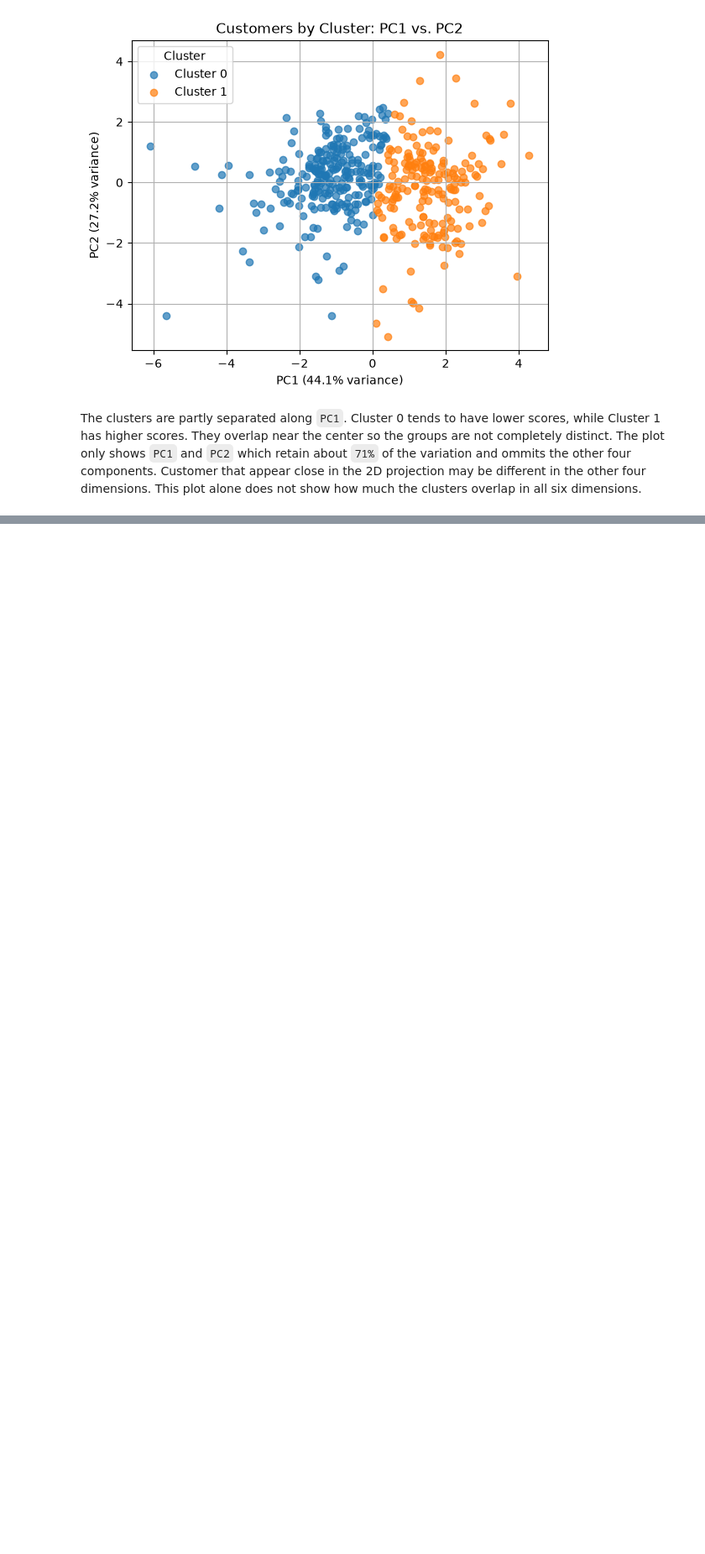
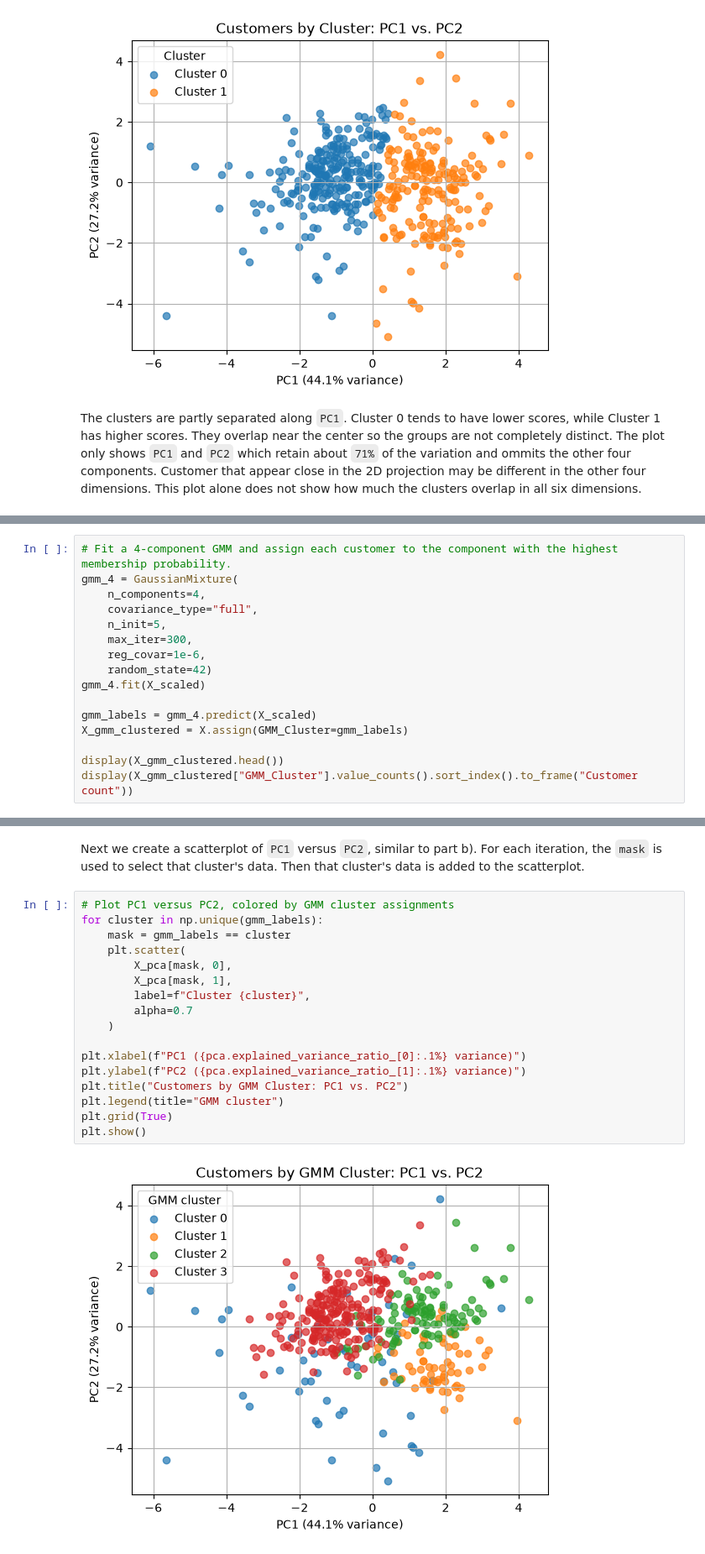
Before and after one commit to codettlaff/CPTS_575, a Jupyter notebook: assignment5/assignment5.ipynb, the cells around one changed output, grey strips where cells are left out. Shown at 84% size. Saved outputs shown, nothing was run; the diff lists cells and outputs as text; blank space fills up the shorter version.

```diff
--- a/assignment5/assignment5.ipynb
+++ b/assignment5/assignment5.ipynb
@@ -296,0 +339,16 @@ For multidimensional data, each component has a mean vector and a covariance mat
+# %%
+# Fit a 4-component GMM and assign each customer to the component with the highest membership probability.
+gmm_4 = GaussianMixture(
+    n_components=4,
+    covariance_type="full",
+    n_init=5,
+    max_iter=300,
+    reg_covar=1e-6,
+    random_state=42)
+gmm_4.fit(X_scaled)
+
+gmm_labels = gmm_4.predict(X_scaled)
+X_gmm_clustered = X.assign(GMM_Cluster=gmm_labels)
+
+display(X_gmm_clustered.head())
+display(X_gmm_clustered["GMM_Cluster"].value_counts().sort_index().to_frame("Customer count"))
@@ -296,0 +368,21 @@ For multidimensional data, each component has a mean vector and a covariance mat
+# %% [markdown]
+Next we create a scatterplot of `PC1` versus `PC2`, similar to part b). For each iteration, the `mask` is used to select that cluster's data. Then that cluster's data is added to the scatterplot.
+# %%
+# Plot PC1 versus PC2, colored by GMM cluster assignments
+for cluster in np.unique(gmm_labels):
+    mask = gmm_labels == cluster
+    plt.scatter(
+        X_pca[mask, 0],
+        X_pca[mask, 1],
+        label=f"Cluster {cluster}",
+        alpha=0.7
+    )
+
+plt.xlabel(f"PC1 ({pca.explained_variance_ratio_[0]:.1%} variance)")
+plt.ylabel(f"PC2 ({pca.explained_variance_ratio_[1]:.1%} variance)")
+plt.title("Customers by GMM Cluster: PC1 vs. PC2")
+plt.legend(title="GMM cluster")
+plt.grid(True)
+plt.show()
+# %% [output]
+[figure, added]
```
Also changed, not shown: parts of 11 cells of this notebook.
